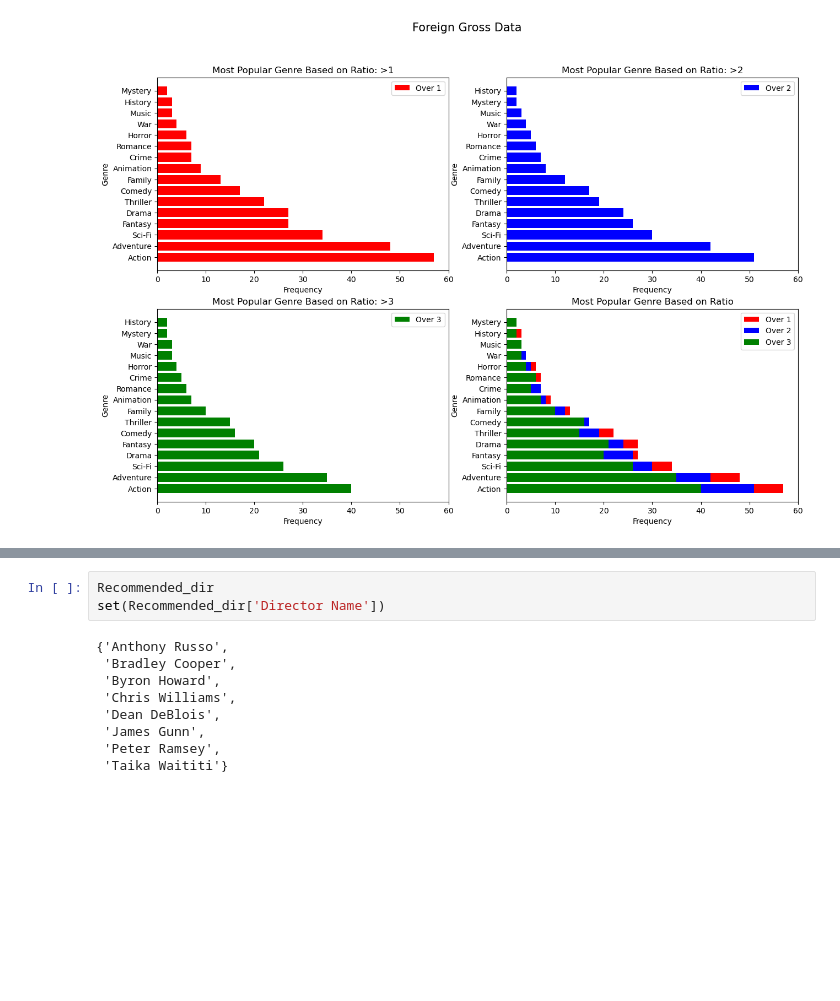
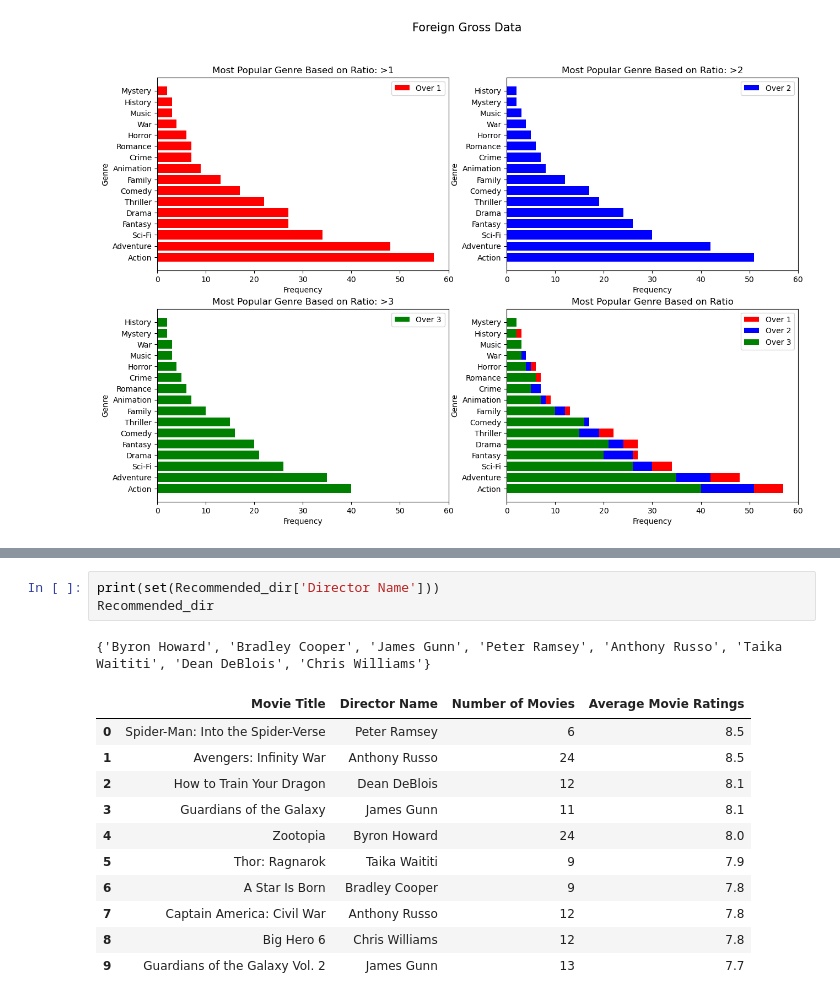
Before and after one commit to Tommyphung1/Movie_Anaylsis_for_Profit-, a Jupyter notebook: movie_code.ipynb, the cells around one changed output, grey strips where cells are left out. Drawn from its saved outputs; the diff is of its cells as text; blank space fills up the shorter version.

```diff
--- a/movie_code.ipynb
+++ b/movie_code.ipynb
@@ -342,12 +270,16 @@ dv.graph_budgets(df1_and_2)
 # %%
+print(set(Recommended_dir['Director Name']))
 Recommended_dir
-set(Recommended_dir['Director Name'])
 # %% [output]
-{'Anthony Russo',
- 'Bradley Cooper',
- 'Byron Howard',
- 'Chris Williams',
- 'Dean DeBlois',
- 'James Gunn',
- 'Peter Ramsey',
- 'Taika Waititi'}
+{'Byron Howard', 'Bradley Cooper', 'James Gunn', 'Peter Ramsey', 'Anthony Russo', 'Taika Waititi', 'Dean DeBlois', 'Chris Williams'}
+|  | Movie Title | Director Name | Number of Movies | Average Movie Ratings |
+| 0 | Spider-Man: Into the Spider-Verse | Peter Ramsey | 6 | 8.5 |
+| 1 | Avengers: Infinity War | Anthony Russo | 24 | 8.5 |
+| 2 | How to Train Your Dragon | Dean DeBlois | 12 | 8.1 |
+| 3 | Guardians of the Galaxy | James Gunn | 11 | 8.1 |
+| 4 | Zootopia | Byron Howard | 24 | 8.0 |
+| 5 | Thor: Ragnarok | Taika Waititi | 9 | 7.9 |
+| 6 | A Star Is Born | Bradley Cooper | 9 | 7.8 |
+| 7 | Captain America: Civil War | Anthony Russo | 12 | 7.8 |
+| 8 | Big Hero 6 | Chris Williams | 12 | 7.8 |
+| 9 | Guardians of the Galaxy Vol. 2 | James Gunn | 13 | 7.7 |
```
Also changed, not shown: parts of 50 cells of this notebook, 5 other files.
